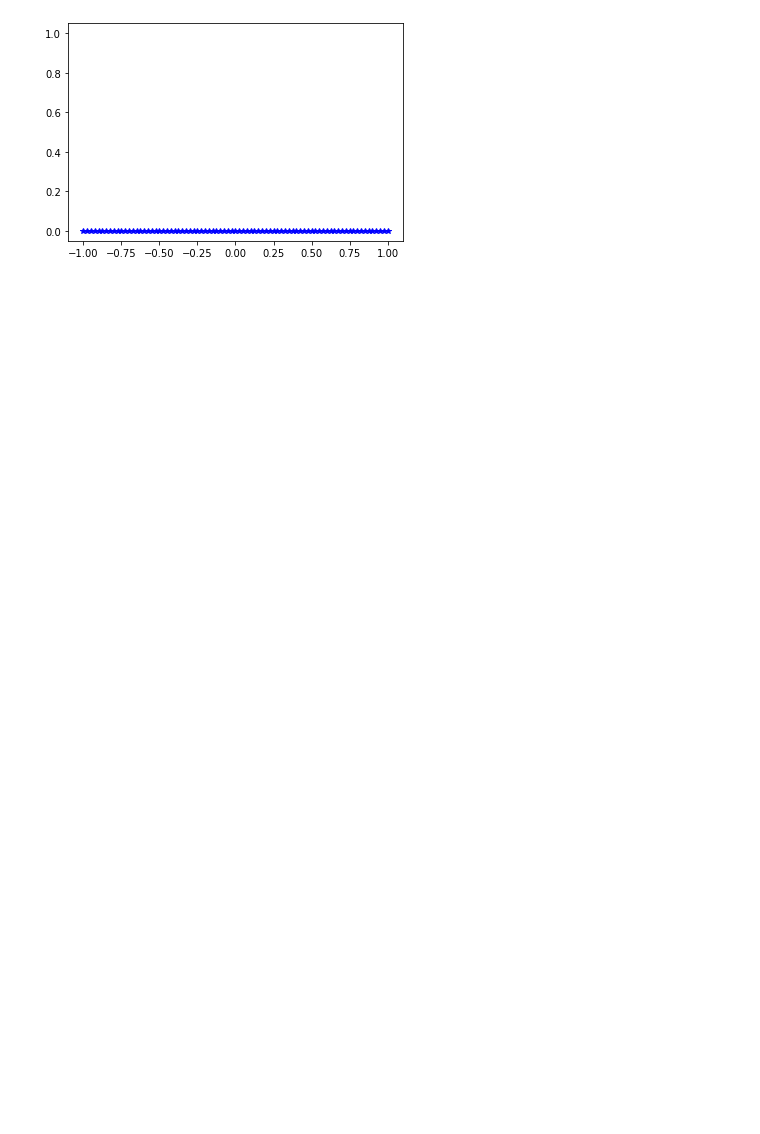
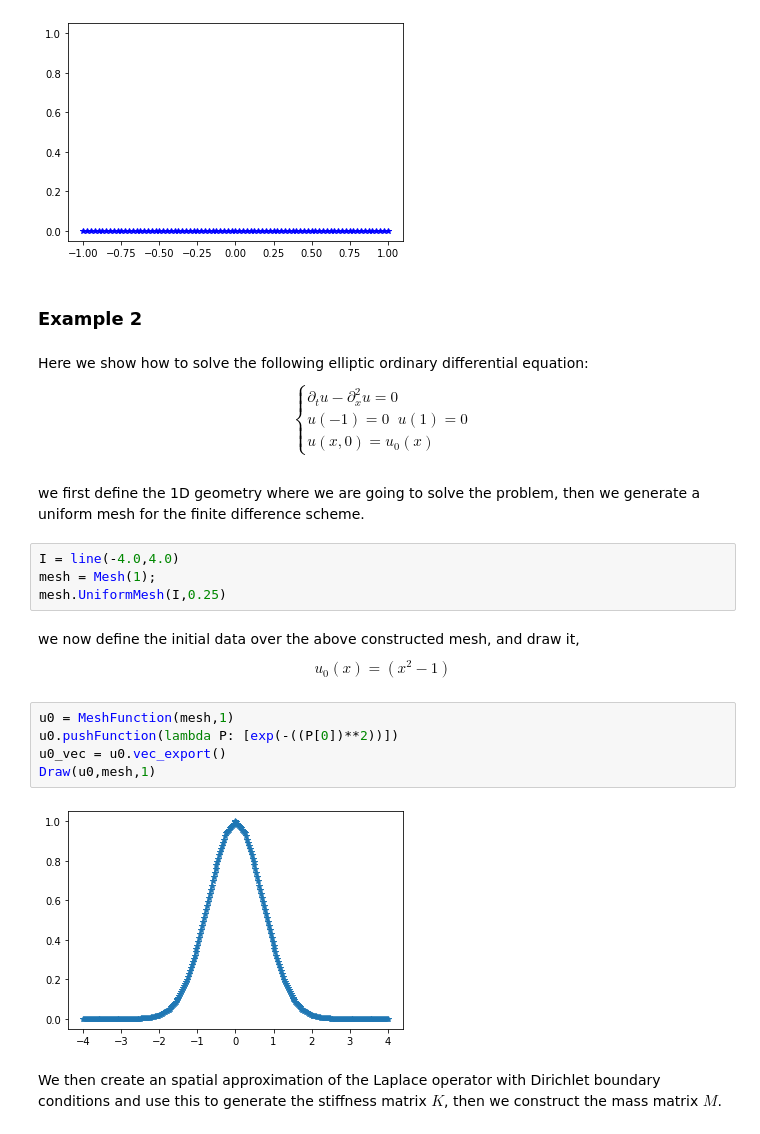
Before and after one commit to UZerbinati/Suite, a Jupyter notebook: Docs/PDE/FiniteDifferenceParabolic.ipynb, the cells around one changed output. Saved outputs shown, nothing was run; the diff lists cells and outputs as text; blank space fills up the shorter version.

```diff
--- a/Docs/PDE/FiniteDifferenceParabolic.ipynb
+++ b/Docs/PDE/FiniteDifferenceParabolic.ipynb
@@ -84,3 +87,27 @@ HTML(anim.to_html5_video())
 # %% [output]
 [interactive output not drawn]
 [figure]
+# %% [markdown]
+### Example 2
+# %% [markdown]
+Here we show how to solve the following elliptic ordinary differential equation:
+$$\begin{cases}\partial_t u - \partial^2_x u = 0\\u(-1)=0\;\;u(1)=0\\
+u(x,0) = u_0(x)\end{cases}$$
+# %% [markdown]
+we first define the 1D geometry where we are going to solve the problem, then we generate a uniform mesh for the finite difference scheme.
+# %%
+I = line(-4.0,4.0)
+mesh = Mesh(1);
+mesh.UniformMesh(I,0.25)
+# %% [markdown]
+we now define the initial data over the above constructed mesh, and draw it,
+$$u_0(x) = (x^2-1)$$
+# %%
+u0 = MeshFunction(mesh,1)
+u0.pushFunction(lambda P: [exp(-((P[0])**2))])
+u0_vec = u0.vec_export()
+Draw(u0,mesh,1)
+# %% [output]
+[figure, added]
+# %% [markdown]
+We then create an spatial approximation of the Laplace operator with Dirichlet boundary conditions and use this to generate the stiffness matrix $K$, then we construct the mass matrix $M$.
```
Also changed, not shown: parts of 26 cells of this notebook, 35 other files.
